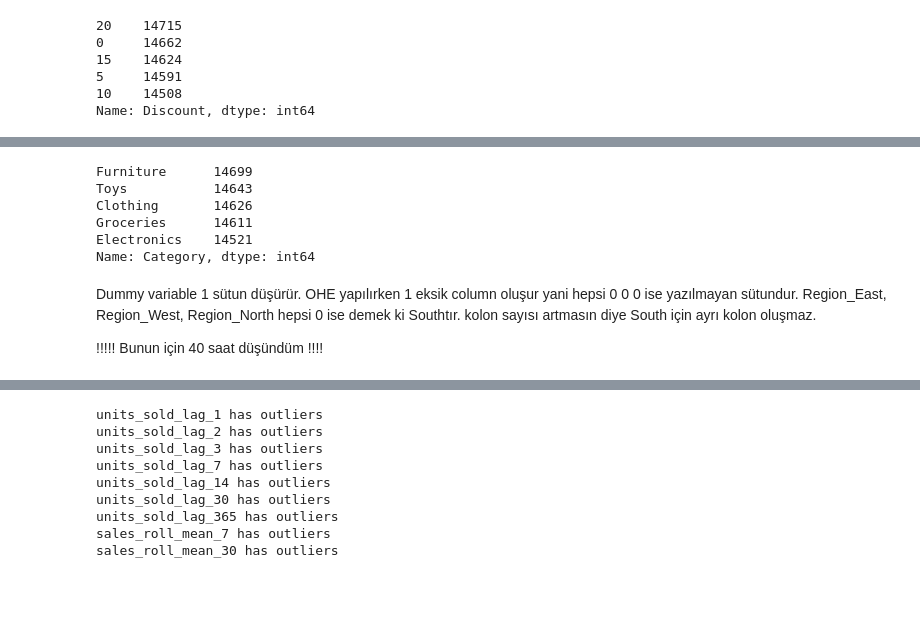
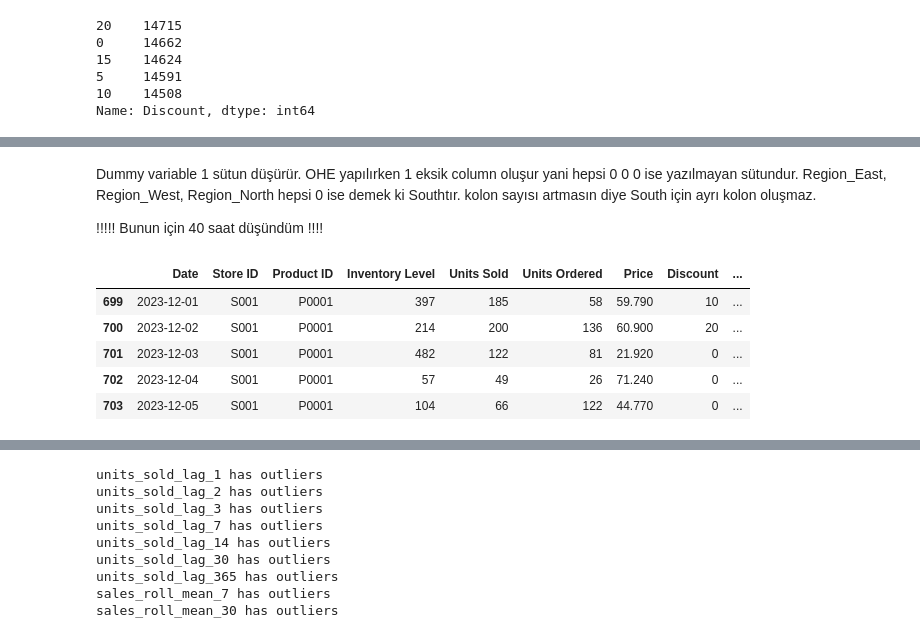
Before and after one commit to ece-gunay/SmartSupply-AI, a Jupyter notebook: notebooks/02_preprocessing.ipynb, the cells around one changed output, grey strips where cells are left out. Saved outputs shown, nothing was run; the diff lists cells and outputs as text; code cells hidden in the pictures; blank space fills up the shorter version.

Commit message:
processed data processed folder altına eklendi, parquet kullanmak öncelik

```diff
--- a/notebooks/02_preprocessing.ipynb
+++ b/notebooks/02_preprocessing.ipynb
@@ -68,6 +54,3 @@ df = date_features(df)
-# %%
-# Date'den verileri türettikten sonra Date'i dropla
-df.drop(["Date"], axis=1, inplace=True)
 # %%
 #Seanolity sentetik bir şekilde rastgele üretilmişti.
 # Bu nedenle, gerçek aya göre türetmek daha mantıklı olabilir.
@@ -80,6 +63,16 @@ df["Seasonality_NEW"] = df["Date"].dt.month.map({
 # %%
 # Price'a Discount uygulanarak Net_Price hesaplanması
 df["NET_PRICE"] = df["Price"] * (1 - df["Discount"]/100)
+# %%
+# Competitor Pricing sütunu, ürünün aynı gün rakipler tarafından hangi fiyattan satıldığını gösteren değişken.
+# Correlation mapte Price ile correlation'ı çok yüksek sorun çıkaracağı için yeni column türetip salcaz.
+# (multicollinearity sorunu)
+
+df["Price_Diff"] = df["Price"] - df["Competitor Pricing"]
+df["Price_Ratio"] = df["Price"] / df["Competitor Pricing"]
+# %%
+# Yukarıdaki 2 column eklendikten sonra multicol problemi yaşanmasın diye Competitor Pricing'i siliyoruz
+df.drop(["Competitor Pricing"], axis=1, inplace=True)
 # %%
 # Lag feature'ları türet
 # Store ve Product ID kırılımına göre üret böylece o mağazada o ürünün geçmiş s
@@ -156,12 +143,3 @@ train.shape, test.shape
-# %%
-df["Category"].value_counts()
-# %% [output]
-Furniture      14699
-Toys           14643
-Clothing       14626
-Groceries      14611
-Electronics    14521
-Name: Category, dtype: int64
 # %%
 # One-Hot-Encoding ID'lere yapılmamalı, kardinalitisi çok yüksek
 # Curse of Dimensionality sorunu yaratır, Bu yüzden OHE yapılacak kategorik değişkenleri
@@ -203,3 +181,12 @@ for col in cat_features:
         final_test_df[col],
         categories=final_train_df[col].cat.categories
     )
+# %%
+final_test_df.head()
+# %% [output]
+|  | Date | Store ID | Product ID | Inventory Level | Units Sold | Units Ordered | Price | Discount | ... |
+| 699 | 2023-12-01 | S001 | P0001 | 397 | 185 | 58 | 59.790 | 10 | ... |
+| 700 | 2023-12-02 | S001 | P0001 | 214 | 200 | 136 | 60.900 | 20 | ... |
+| 701 | 2023-12-03 | S001 | P0001 | 482 | 122 | 81 | 21.920 | 0 | ... |
+| 702 | 2023-12-04 | S001 | P0001 | 57 | 49 | 26 | 71.240 | 0 | ... |
+| 703 | 2023-12-05 | S001 | P0001 | 104 | 66 | 122 | 44.770 | 0 | ... |
```
Also changed, not shown: parts of 15 cells of this notebook, 2 other files.
